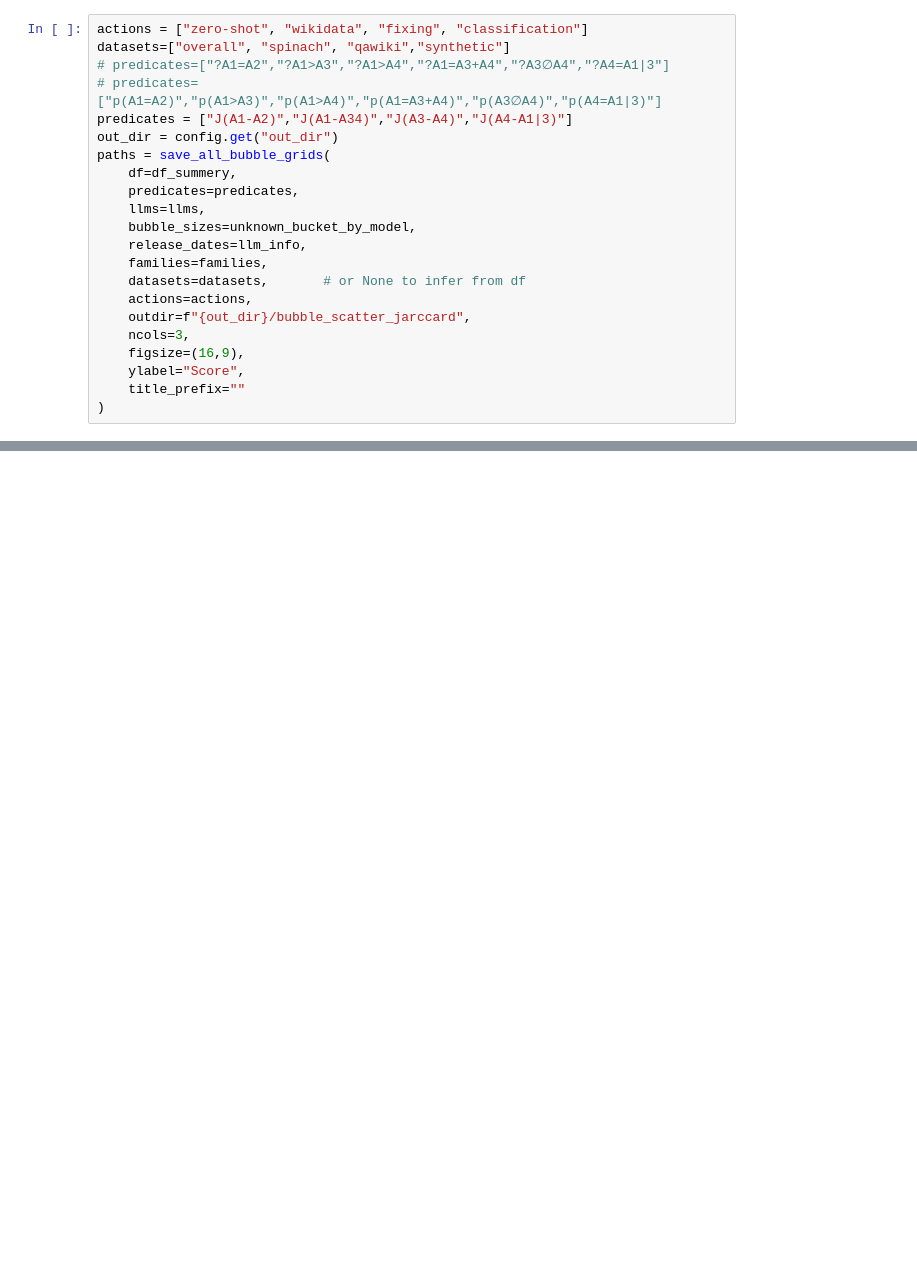
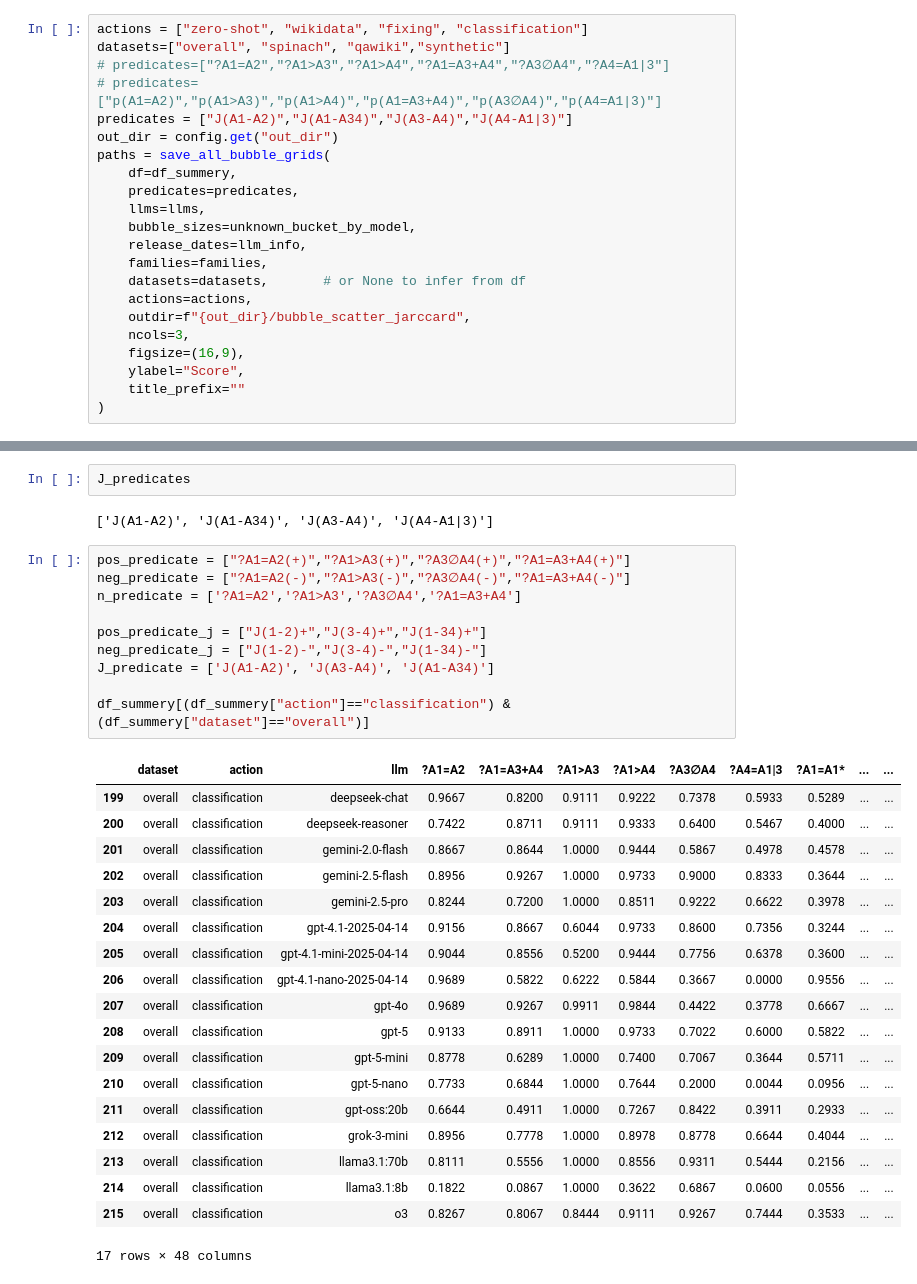
Before and after one commit to GabrieleT0/Answer-Set-Consistency-of-LLMs-For-QA, a Jupyter notebook: src/visualization/visualize.ipynb, the cells around one changed output, grey strips where cells are left out. Saved outputs shown, nothing was run; the diff lists cells and outputs as text; blank space fills up the shorter version.

```diff
--- a/src/visualization/visualize.ipynb
+++ b/src/visualization/visualize.ipynb
@@ -2230,0 +2250,34 @@ paths = save_all_bubble_grids(
+# %%
+J_predicates
+# %% [output]
+['J(A1-A2)', 'J(A1-A34)', 'J(A3-A4)', 'J(A4-A1|3)']
+# %%
+pos_predicate = ["?A1=A2(+)","?A1>A3(+)","?A3∅A4(+)","?A1=A3+A4(+)"]
+neg_predicate = ["?A1=A2(-)","?A1>A3(-)","?A3∅A4(-)","?A1=A3+A4(-)"]
+n_predicate = ['?A1=A2','?A1>A3','?A3∅A4','?A1=A3+A4']
+
+pos_predicate_j = ["J(1-2)+","J(3-4)+","J(1-34)+"]
+neg_predicate_j = ["J(1-2)-","J(3-4)-","J(1-34)-"]
+J_predicate = ['J(A1-A2)', 'J(A3-A4)', 'J(A1-A34)']
+
+df_summery[(df_summery["action"]=="classification") & (df_summery["dataset"]=="overall")]
+# %% [output]
+|  | dataset | action | llm | ?A1=A2 | ?A1=A3+A4 | ?A1>A3 | ?A1>A4 | ?A3∅A4 | ?A4=A1|3 | ?A1=A1* | ... | ... |
+| 199 | overall | classification | deepseek-chat | 0.9667 | 0.8200 | 0.9111 | 0.9222 | 0.7378 | 0.5933 | 0.5289 | ... | ... |
+| 200 | overall | classification | deepseek-reasoner | 0.7422 | 0.8711 | 0.9111 | 0.9333 | 0.6400 | 0.5467 | 0.4000 | ... | ... |
+| 201 | overall | classification | gemini-2.0-flash | 0.8667 | 0.8644 | 1.0000 | 0.9444 | 0.5867 | 0.4978 | 0.4578 | ... | ... |
+| 202 | overall | classification | gemini-2.5-flash | 0.8956 | 0.9267 | 1.0000 | 0.9733 | 0.9000 | 0.8333 | 0.3644 | ... | ... |
+| 203 | overall | classification | gemini-2.5-pro | 0.8244 | 0.7200 | 1.0000 | 0.8511 | 0.9222 | 0.6622 | 0.3978 | ... | ... |
+| 204 | overall | classification | gpt-4.1-2025-04-14 | 0.9156 | 0.8667 | 0.6044 | 0.9733 | 0.8600 | 0.7356 | 0.3244 | ... | ... |
+| 205 | overall | classification | gpt-4.1-mini-2025-04-14 | 0.9044 | 0.8556 | 0.5200 | 0.9444 | 0.7756 | 0.6378 | 0.3600 | ... | ... |
+| 206 | overall | classification | gpt-4.1-nano-2025-04-14 | 0.9689 | 0.5822 | 0.6222 | 0.5844 | 0.3667 | 0.0000 | 0.9556 | ... | ... |
+| 207 | overall | classification | gpt-4o | 0.9689 | 0.9267 | 0.9911 | 0.9844 | 0.4422 | 0.3778 | 0.6667 | ... | ... |
+| 208 | overall | classification | gpt-5 | 0.9133 | 0.8911 | 1.0000 | 0.9733 | 0.7022 | 0.6000 | 0.5822 | ... | ... |
+| 209 | overall | classification | gpt-5-mini | 0.8778 | 0.6289 | 1.0000 | 0.7400 | 0.7067 | 0.3644 | 0.5711 | ... | ... |
+| 210 | overall | classification | gpt-5-nano | 0.7733 | 0.6844 | 1.0000 | 0.7644 | 0.2000 | 0.0044 | 0.0956 | ... | ... |
+| 211 | overall | classification | gpt-oss:20b | 0.6644 | 0.4911 | 1.0000 | 0.7267 | 0.8422 | 0.3911 | 0.2933 | ... | ... |
+| 212 | overall | classification | grok-3-mini | 0.8956 | 0.7778 | 1.0000 | 0.8978 | 0.8778 | 0.6644 | 0.4044 | ... | ... |
+| 213 | overall | classification | llama3.1:70b | 0.8111 | 0.5556 | 1.0000 | 0.8556 | 0.9311 | 0.5444 | 0.2156 | ... | ... |
+| 214 | overall | classification | llama3.1:8b | 0.1822 | 0.0867 | 1.0000 | 0.3622 | 0.6867 | 0.0600 | 0.0556 | ... | ... |
+| 215 | overall | classification | o3 | 0.8267 | 0.8067 | 0.8444 | 0.9111 | 0.9267 | 0.7444 | 0.3533 | ... | ... |
+17 rows × 48 columns
```
Also changed, not shown: parts of 12 cells of this notebook, 13 other files.
